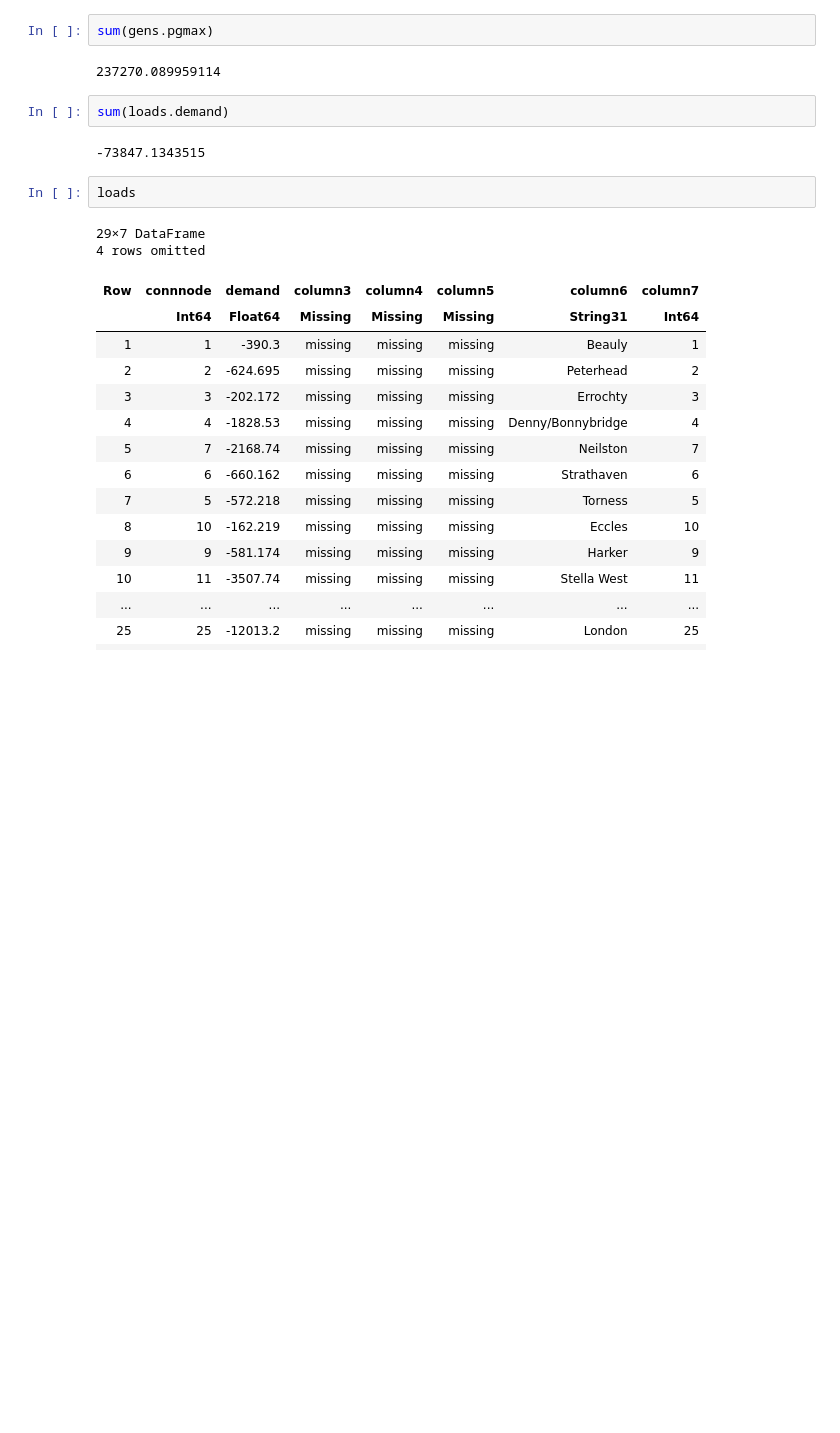
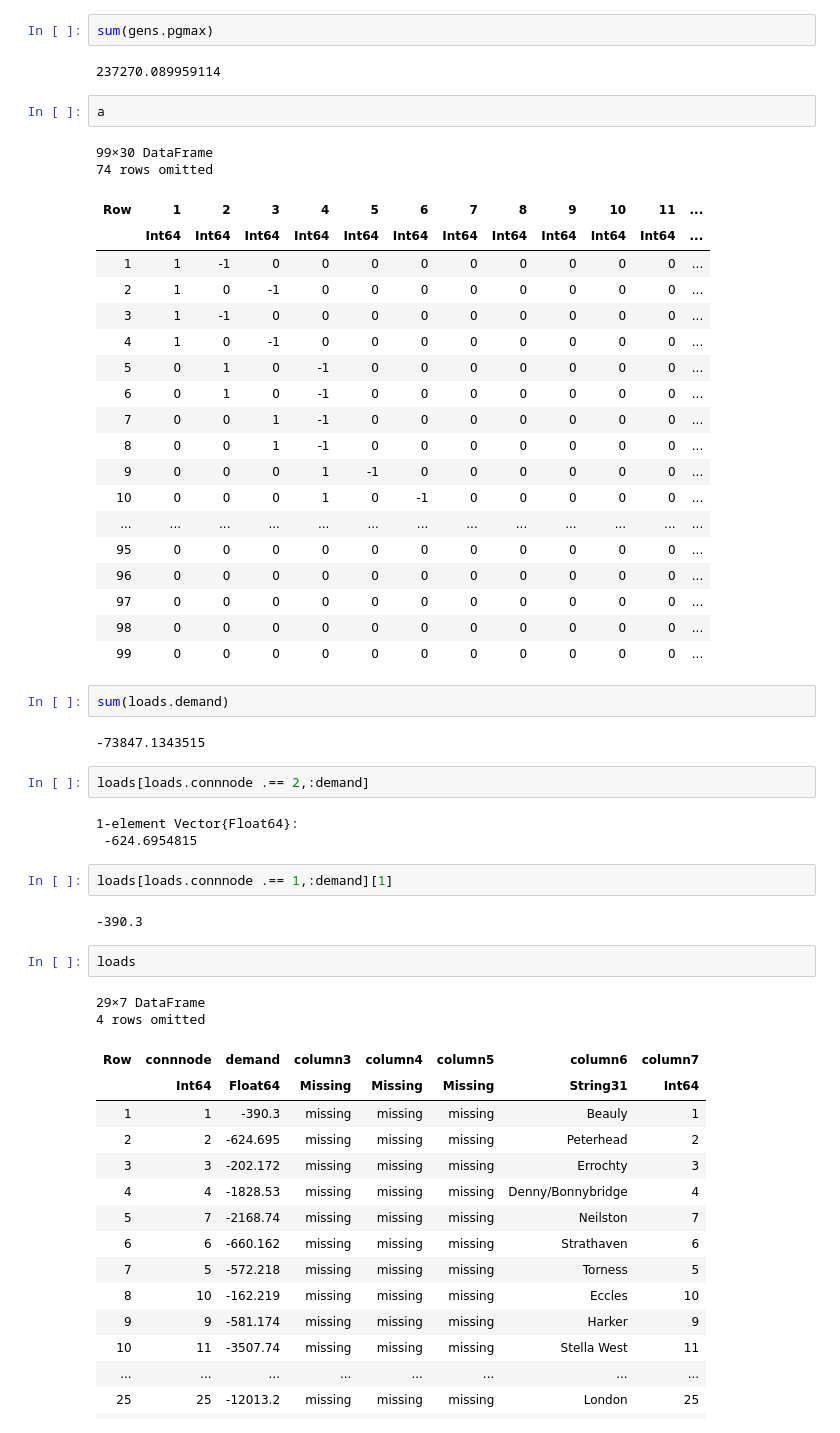
Before and after one commit to salbert-antwi/power-systems-optimization, a Jupyter notebook: Notebooks/MarketModelling_Attempt1.ipynb, the cells around one changed output. Cells and saved outputs as stored; diff of their text form; blank space fills up the shorter version.

```diff
--- a/Notebooks/MarketModelling_Attempt1.ipynb
+++ b/Notebooks/MarketModelling_Attempt1.ipynb
@@ -68,10 +69,42 @@ lines
 sum(gens.pgmax)
 # %% [output]
 237270.089959114
+# %%
+a
+# %% [output]
+99×30 DataFrame
+74 rows omitted
+| Row | 1 | 2 | 3 | 4 | 5 | 6 | 7 | 8 | 9 | 10 | 11 | ... |
+|  | Int64 | Int64 | Int64 | Int64 | Int64 | Int64 | Int64 | Int64 | Int64 | Int64 | Int64 | ... |
+| 1 | 1 | -1 | 0 | 0 | 0 | 0 | 0 | 0 | 0 | 0 | 0 | ... |
+| 2 | 1 | 0 | -1 | 0 | 0 | 0 | 0 | 0 | 0 | 0 | 0 | ... |
+| 3 | 1 | -1 | 0 | 0 | 0 | 0 | 0 | 0 | 0 | 0 | 0 | ... |
+| 4 | 1 | 0 | -1 | 0 | 0 | 0 | 0 | 0 | 0 | 0 | 0 | ... |
+| 5 | 0 | 1 | 0 | -1 | 0 | 0 | 0 | 0 | 0 | 0 | 0 | ... |
+| 6 | 0 | 1 | 0 | -1 | 0 | 0 | 0 | 0 | 0 | 0 | 0 | ... |
+| 7 | 0 | 0 | 1 | -1 | 0 | 0 | 0 | 0 | 0 | 0 | 0 | ... |
+| 8 | 0 | 0 | 1 | -1 | 0 | 0 | 0 | 0 | 0 | 0 | 0 | ... |
+| 9 | 0 | 0 | 0 | 1 | -1 | 0 | 0 | 0 | 0 | 0 | 0 | ... |
+| 10 | 0 | 0 | 0 | 1 | 0 | -1 | 0 | 0 | 0 | 0 | 0 | ... |
+| ... | ... | ... | ... | ... | ... | ... | ... | ... | ... | ... | ... | ... |
+| 95 | 0 | 0 | 0 | 0 | 0 | 0 | 0 | 0 | 0 | 0 | 0 | ... |
+| 96 | 0 | 0 | 0 | 0 | 0 | 0 | 0 | 0 | 0 | 0 | 0 | ... |
+| 97 | 0 | 0 | 0 | 0 | 0 | 0 | 0 | 0 | 0 | 0 | 0 | ... |
+| 98 | 0 | 0 | 0 | 0 | 0 | 0 | 0 | 0 | 0 | 0 | 0 | ... |
+| 99 | 0 | 0 | 0 | 0 | 0 | 0 | 0 | 0 | 0 | 0 | 0 | ... |
 # %%
 sum(loads.demand)
 # %% [output]
 -73847.1343515
+# %%
+loads[loads.connnode .== 2,:demand]
+# %% [output]
+1-element Vector{Float64}:
+ -624.6954815
+# %%
+loads[loads.connnode .== 1,:demand][1]
+# %% [output]
+-390.3
 # %%
 loads
 # %% [output]
```
Also changed, not shown: parts of 9 cells of this notebook, 1 other file.
